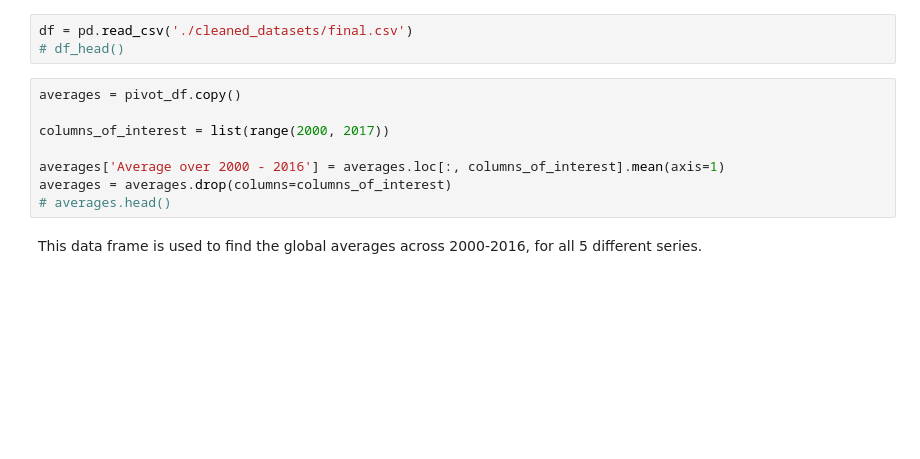
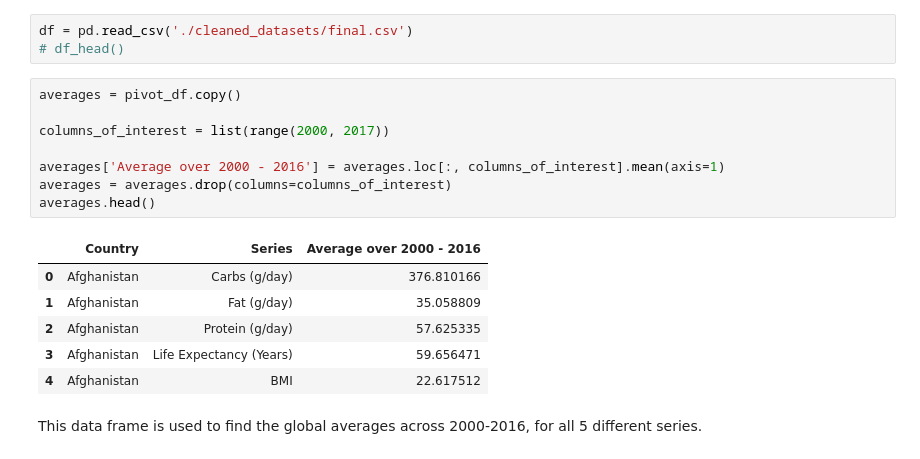
Before and after one commit to COGS108/Group074_WI24, a Jupyter notebook: EDACheckpoint_Group074_WI24.ipynb, the cells around one changed output. Saved outputs shown, nothing was run; the diff lists cells and outputs as text; blank space fills up the shorter version.

```diff
--- a/EDACheckpoint_Group074_WI24.ipynb
+++ b/EDACheckpoint_Group074_WI24.ipynb
@@ -569,11 +569,18 @@ df = pd.read_csv('./cleaned_datasets/final.csv')
 # %%
 averages = pivot_df.copy()
 
 columns_of_interest = list(range(2000, 2017))
 
 averages['Average over 2000 - 2016'] = averages.loc[:, columns_of_interest].mean(axis=1)
 averages = averages.drop(columns=columns_of_interest)
-# averages.head()
+averages.head()
+# %% [output]
+|  | Country | Series | Average over 2000 - 2016 |
+| 0 | Afghanistan | Carbs (g/day) | 376.810166 |
+| 1 | Afghanistan | Fat (g/day) | 35.058809 |
+| 2 | Afghanistan | Protein (g/day) | 57.625335 |
+| 3 | Afghanistan | Life Expectancy (Years) | 59.656471 |
+| 4 | Afghanistan | BMI | 22.617512 |
 # %% [markdown]
 This data frame is used to find the global averages across 2000-2016, for all 5 different series.
 # %%
```
Also changed, not shown: parts of 4 cells of this notebook.
